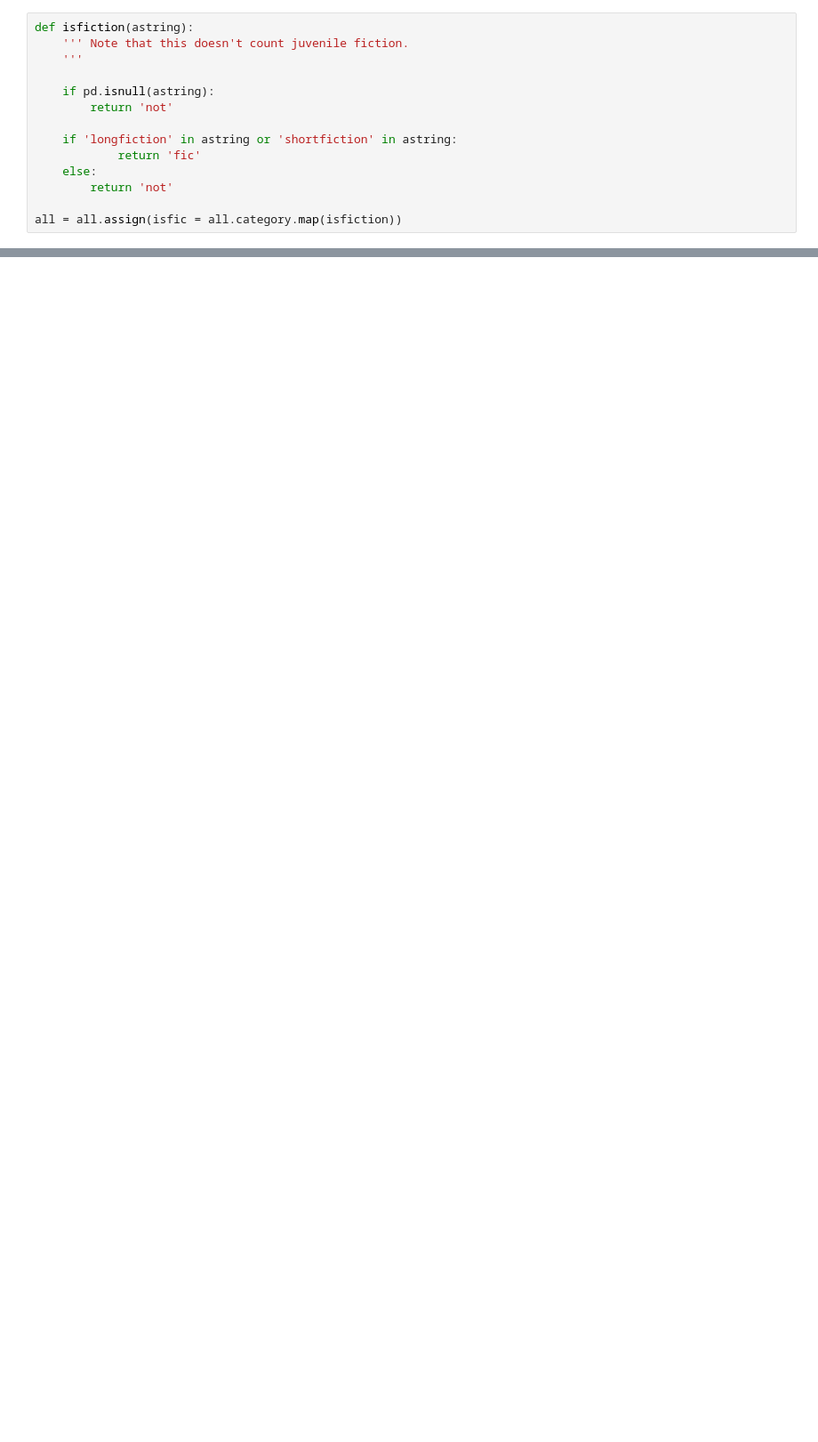
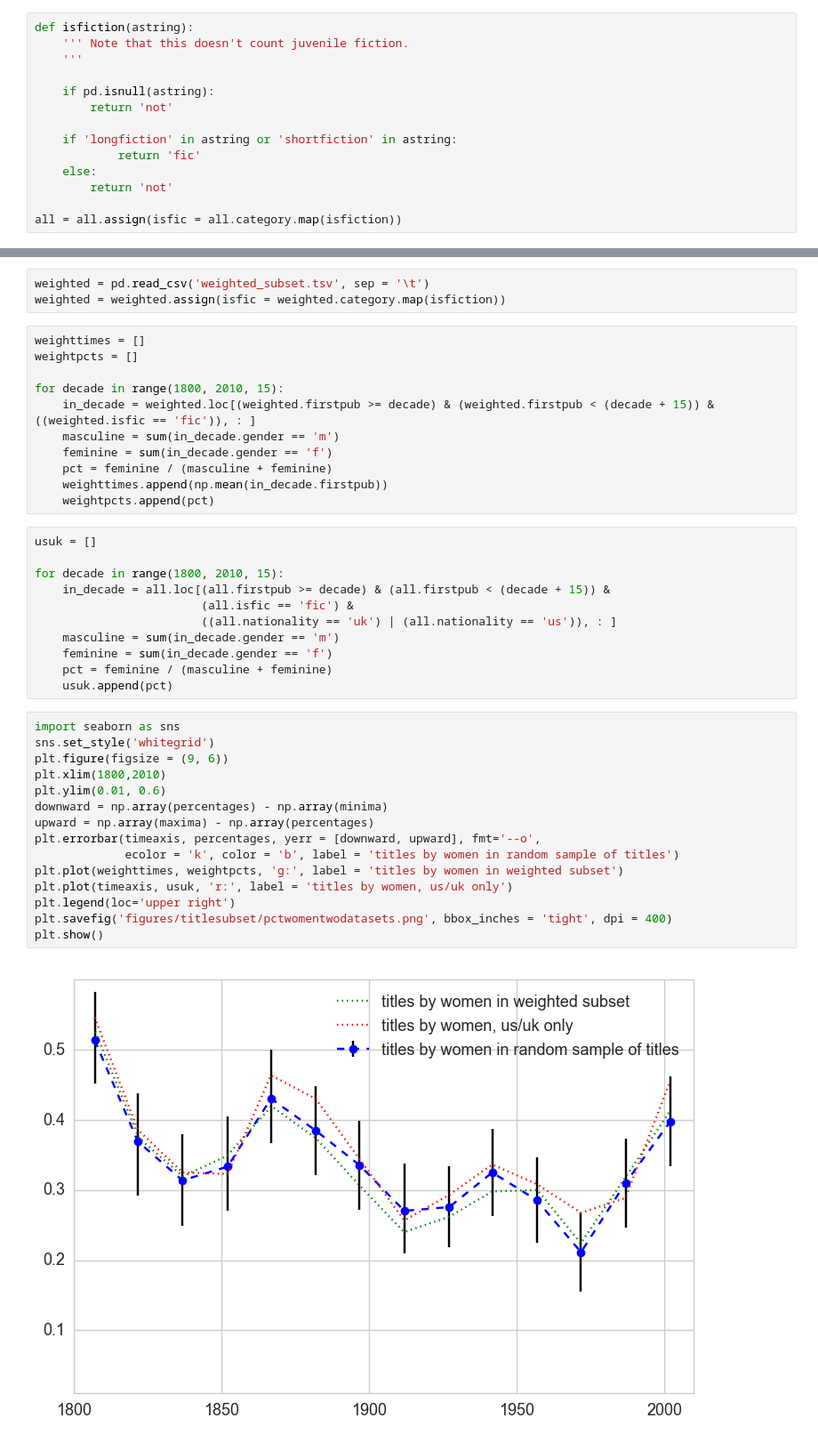
Before and after one commit to tedunderwood/noveltmmeta, a Jupyter notebook: manuallists/EDA_on_manual_title_subset.ipynb, the cells around one changed output, grey strips where cells are left out. Shown: that part at 89% size. Drawn from its saved outputs; the diff is of its cells as text; blank space fills up the shorter version.

```diff
--- a/manuallists/EDA_on_manual_title_subset.ipynb
+++ b/manuallists/EDA_on_manual_title_subset.ipynb
@@ -258,0 +259,42 @@ plt.show()
+# %%
+weighted = pd.read_csv('weighted_subset.tsv', sep = '\t')
+weighted = weighted.assign(isfic = weighted.category.map(isfiction))
+# %%
+weighttimes = []
+weightpcts = []
+
+for decade in range(1800, 2010, 15):
+    in_decade = weighted.loc[(weighted.firstpub >= decade) & (weighted.firstpub < (decade + 15)) & ((weighted.isfic == 'fic')), : ]
+    masculine = sum(in_decade.gender == 'm')
+    feminine = sum(in_decade.gender == 'f')
+    pct = feminine / (masculine + feminine)
+    weighttimes.append(np.mean(in_decade.firstpub))
+    weightpcts.append(pct)
+# %%
+usuk = []
+
+for decade in range(1800, 2010, 15):
+    in_decade = all.loc[(all.firstpub >= decade) & (all.firstpub < (decade + 15)) &
+                        (all.isfic == 'fic') &
+                        ((all.nationality == 'uk') | (all.nationality == 'us')), : ]
+    masculine = sum(in_decade.gender == 'm')
+    feminine = sum(in_decade.gender == 'f')
+    pct = feminine / (masculine + feminine)
+    usuk.append(pct)
+# %%
+import seaborn as sns
+sns.set_style('whitegrid')
+plt.figure(figsize = (9, 6))
+plt.xlim(1800,2010)
+plt.ylim(0.01, 0.6)
+downward = np.array(percentages) - np.array(minima)
+upward = np.array(maxima) - np.array(percentages)
+plt.errorbar(timeaxis, percentages, yerr = [downward, upward], fmt='--o',
+             ecolor = 'k', color = 'b', label = 'titles by women in random sample of titles')
+plt.plot(weighttimes, weightpcts, 'g:', label = 'titles by women in weighted subset')
+plt.plot(timeaxis, usuk, 'r:', label = 'titles by women, us/uk only')
+plt.legend(loc='upper right')
+plt.savefig('figures/titlesubset/pctwomentwodatasets.png', bbox_inches = 'tight', dpi = 400)
+plt.show()
+# %% [output]
+[figure, added]
```
Also changed, not shown: parts of 7 cells of this notebook.
